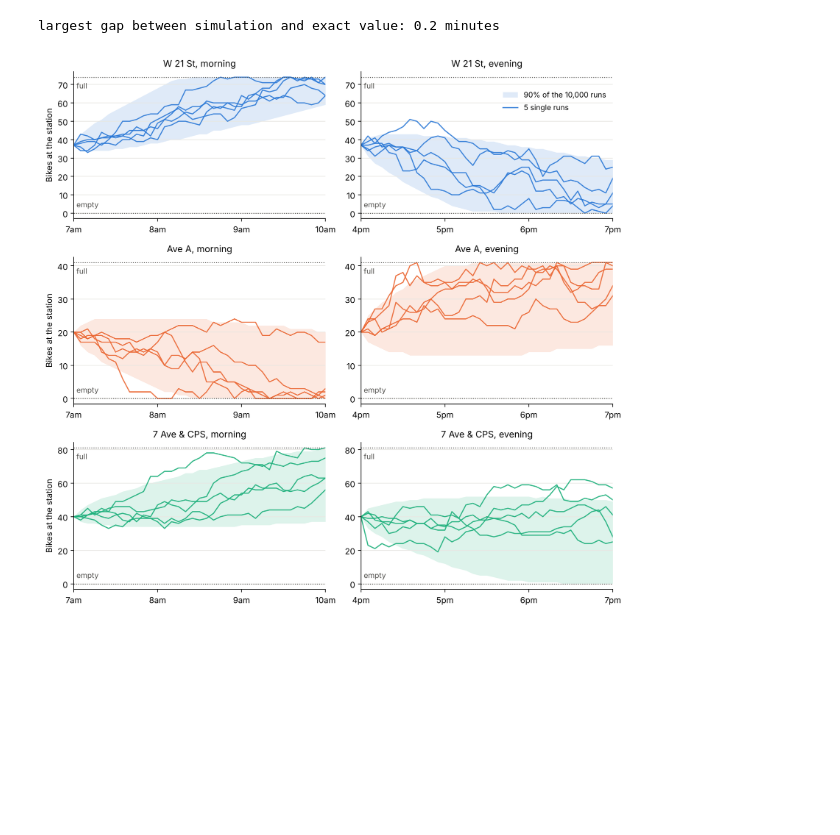
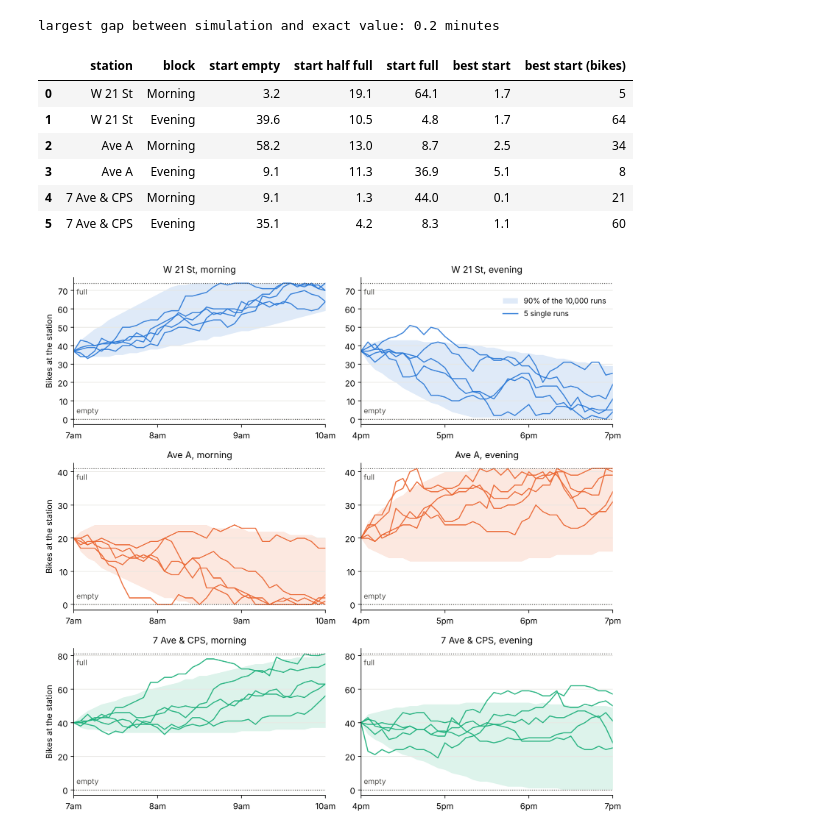
Before and after one commit to vitorizz/bike-station-markov-sim, a Jupyter notebook: part2_simulation.ipynb, the cells around one changed output. Drawn from its saved outputs; the diff is of its cells as text; code cells hidden in the pictures; blank space fills up the shorter version.

```diff
--- a/part2_simulation.ipynb
+++ b/part2_simulation.ipynb
@@ -66,12 +66,14 @@ def unavailable_minutes(paths, C):
 
 def exact_unavailable_minutes(P, start):
     # the same average computed from the matrix without simulating, used to check the simulation
-    C = len(P) - 1
+    # P is one matrix for the whole block, or a list with one matrix per step
+    matrices = P if isinstance(P, list) else [P] * STEPS_PER_BLOCK
+    C = len(matrices[0]) - 1
     dist = np.zeros(C + 1)
     dist[start] = 1.0
     total = 0.0
-    for _ in range(STEPS_PER_BLOCK):
-        dist = dist @ P
+    for M in matrices:
+        dist = dist @ M
         total += dist[0] + dist[C]
     return total * STEP_MINUTES
 
@@ -117,6 +119,27 @@ assert (gap < 2 * table_runs["95% CI +/-"] + 0.05).all()
 print("largest gap between simulation and exact value:", round(gap.max(), 2), "minutes")
 # %% [output]
 largest gap between simulation and exact value: 0.2 minutes
+# %%
+# how much the starting state matters: empty, half full, full, and the start with the fewest unavailable minutes
+rows = []
+for (key, block), P in P_all.items():
+    C = STATIONS[key]["docks"]
+    best = int(np.argmin([exact_unavailable_minutes(P, s) for s in range(C + 1)]))
+    row = {"station": STATIONS[key]["name"], "block": block}
+    for label, start in [("start empty", 0), ("start half full", C // 2), ("start full", C), ("best start", best)]:
+        row[label] = unavailable_minutes(simulate(key, block, start), C).mean()
+    row["best start (bikes)"] = best
+    rows.append(row)
+table_starts = pd.DataFrame(rows)
+table_starts.round(1)
+# %% [output]
+|  | station | block | start empty | start half full | start full | best start | best start (bikes) |
+| 0 | W 21 St | Morning | 3.2 | 19.1 | 64.1 | 1.7 | 5 |
+| 1 | W 21 St | Evening | 39.6 | 10.5 | 4.8 | 1.7 | 64 |
+| 2 | Ave A | Morning | 58.2 | 13.0 | 8.7 | 2.5 | 34 |
+| 3 | Ave A | Evening | 9.1 | 11.3 | 36.9 | 5.1 | 8 |
+| 4 | 7 Ave & CPS | Morning | 9.1 | 1.3 | 44.0 | 0.1 | 21 |
+| 5 | 7 Ave & CPS | Evening | 35.1 | 4.2 | 8.3 | 1.1 | 60 |
 # %%
 # Figure 7: a few runs for each station and block, with the range covered by 90% of all runs
 N_SHOWN = 5
```
Also changed, not shown: parts of 4 cells of this notebook, 3 other files.
